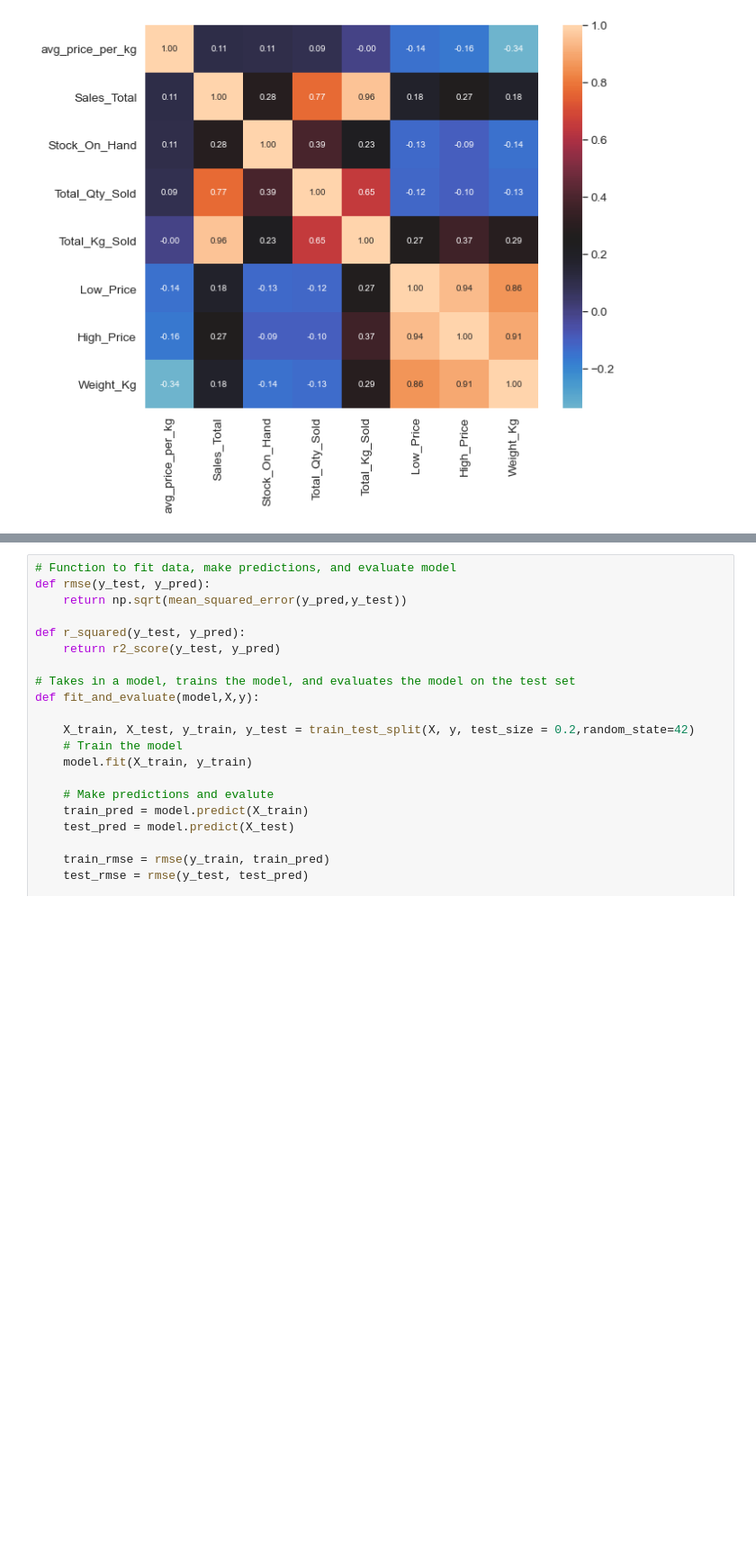
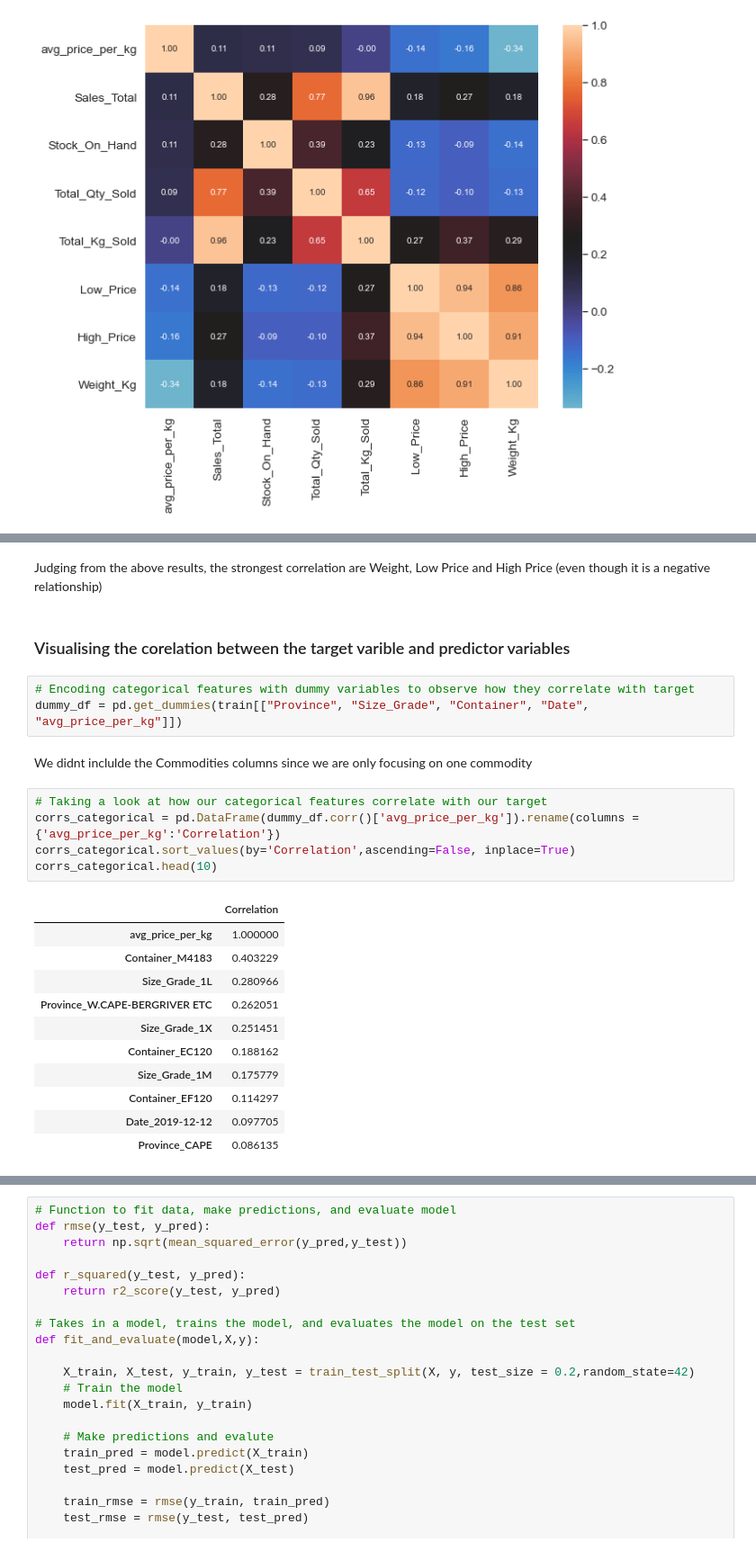
Before and after one commit to onkarabiletshele/-Regression_AM6_DSFT, a Jupyter notebook: Notebooks/EDSA-Apple-Price-Challenge.ipynb, the cells around one changed output, grey strips where cells are left out. Shown: that part at 90% size. Saved outputs shown, nothing was run; the diff lists cells and outputs as text; blank space fills up the shorter version.

```diff
--- a/Notebooks/EDSA-Apple-Price-Challenge.ipynb
+++ b/Notebooks/EDSA-Apple-Price-Challenge.ipynb
@@ -199,0 +192,26 @@ plt.show()
+# %% [markdown]
+Judging from the above results, the strongest correlation are Weight, Low Price and High Price (even though  it is a negative relationship)
+# %% [markdown]
+### Visualising the corelation between the target varible and predictor variables
+# %%
+# Encoding categorical features with dummy variables to observe how they correlate with target
+dummy_df = pd.get_dummies(train[["Province", "Size_Grade", "Container", "Date", "avg_price_per_kg"]])
+# %% [markdown]
+We didnt inclulde the Commodities columns since we are only focusing on one commodity
+# %%
+# Taking a look at how our categorical features correlate with our target
+corrs_categorical = pd.DataFrame(dummy_df.corr()['avg_price_per_kg']).rename(columns = {'avg_price_per_kg':'Correlation'})
+corrs_categorical.sort_values(by='Correlation',ascending=False, inplace=True)
+corrs_categorical.head(10)
+# %% [output]
+|  | Correlation |
+| avg_price_per_kg | 1.000000 |
+| Container_M4183 | 0.403229 |
+| Size_Grade_1L | 0.280966 |
+| Province_W.CAPE-BERGRIVER ETC | 0.262051 |
+| Size_Grade_1X | 0.251451 |
+| Container_EC120 | 0.188162 |
+| Size_Grade_1M | 0.175779 |
+| Container_EF120 | 0.114297 |
+| Date_2019-12-12 | 0.097705 |
+| Province_CAPE | 0.086135 |
```
Also changed, not shown: parts of 83 cells of this notebook.
